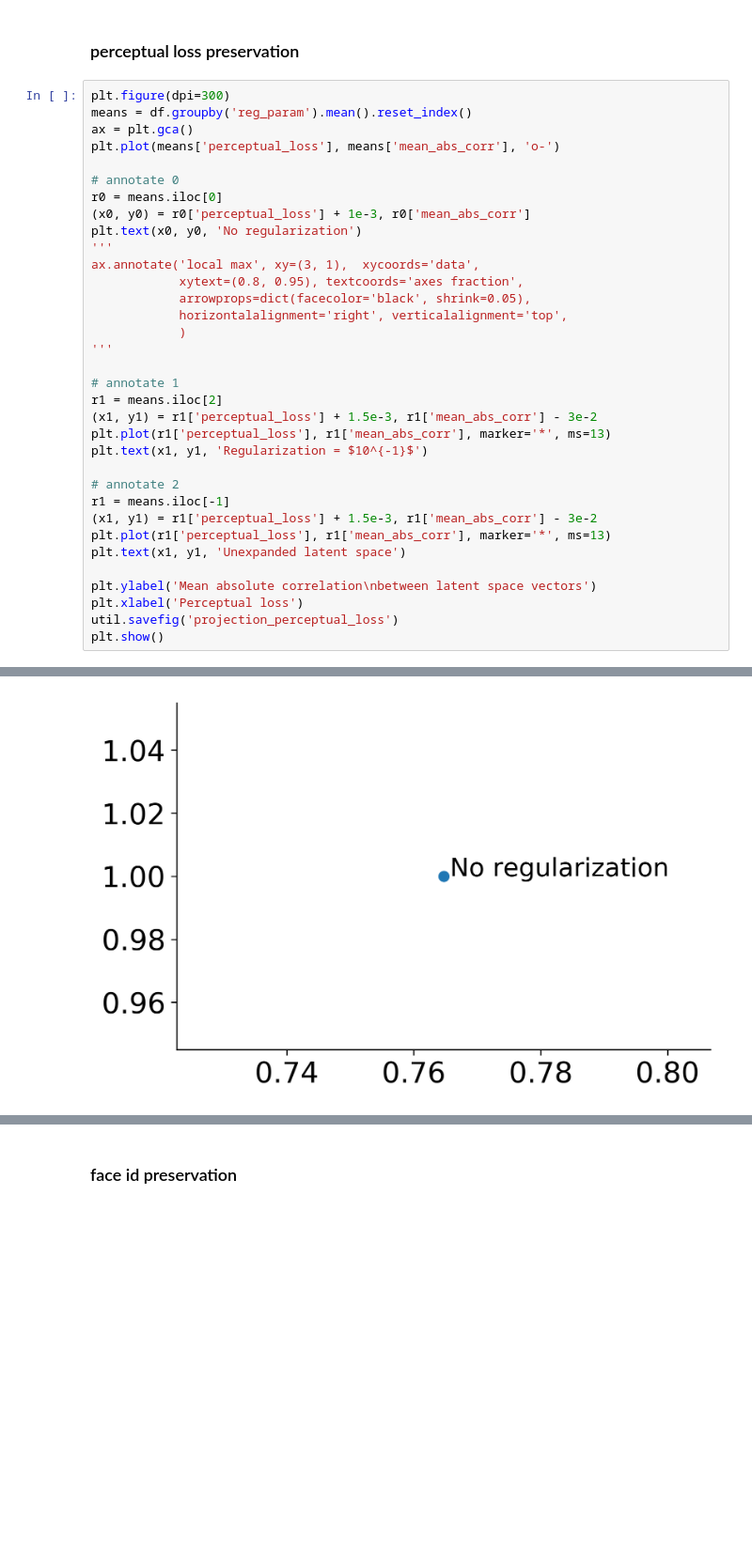
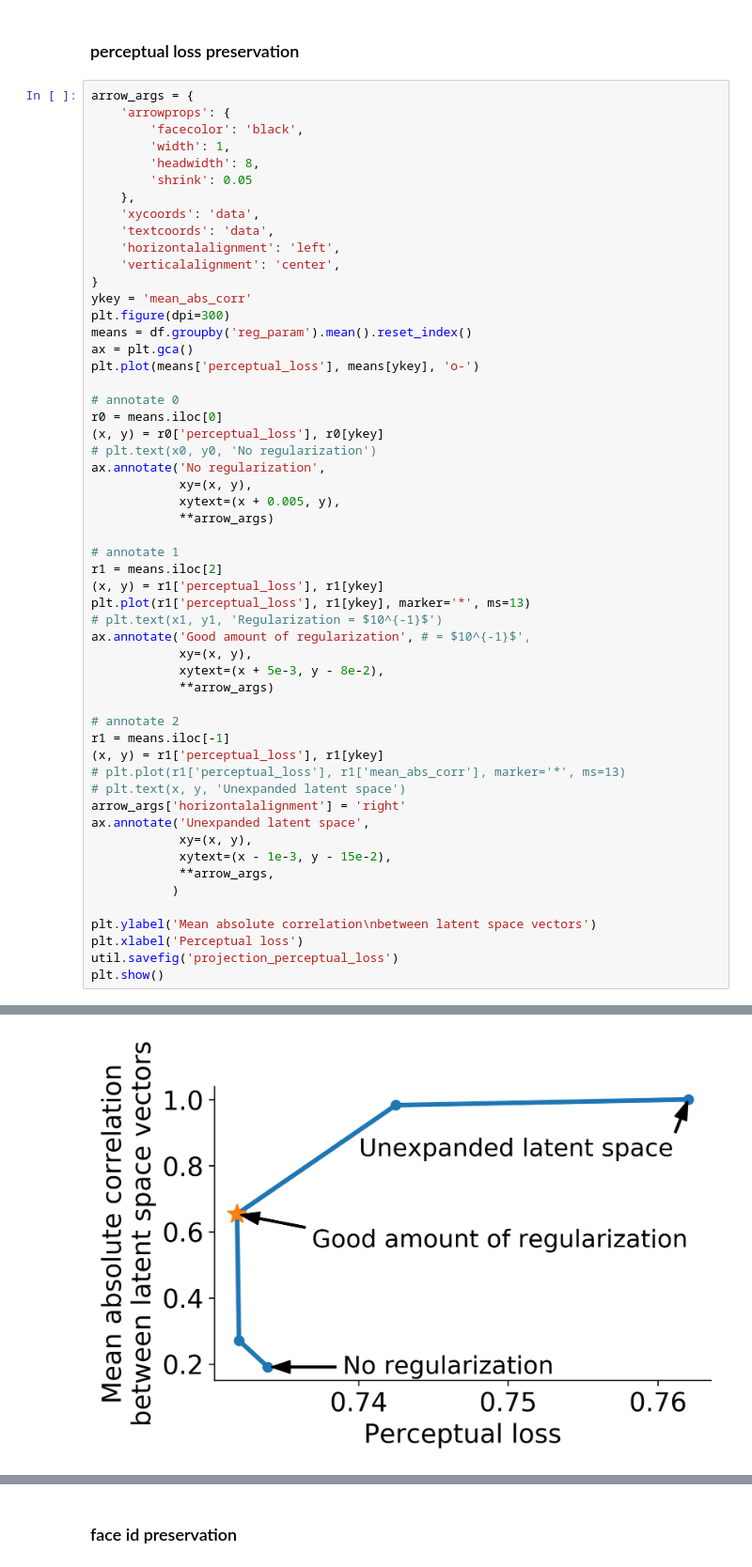
Before and after one commit to csinva/matching-with-gans, a Jupyter notebook: projection_manipulation/09_analyze_projections.ipynb, the cells around one changed output, grey strips where cells are left out. Shown at 94% size. Drawn from its saved outputs; the diff is of its cells as text; blank space fills up the shorter version.

```diff
--- a/projection_manipulation/09_analyze_projections.ipynb
+++ b/projection_manipulation/09_analyze_projections.ipynb
@@ -95,34 +78,54 @@ df.head()
 # %% [markdown]
 ### perceptual loss preservation
 # %%
+arrow_args = {
+    'arrowprops': {
+        'facecolor': 'black',
+        'width': 1,
+        'headwidth': 8,
+        'shrink': 0.05
+    },
+    'xycoords': 'data',
+    'textcoords': 'data',
+    'horizontalalignment': 'left',
+    'verticalalignment': 'center',
+}
+ykey = 'mean_abs_corr'
 plt.figure(dpi=300)
 means = df.groupby('reg_param').mean().reset_index()
 ax = plt.gca()
-plt.plot(means['perceptual_loss'], means['mean_abs_corr'], 'o-')
+plt.plot(means['perceptual_loss'], means[ykey], 'o-')
 
 # annotate 0
 r0 = means.iloc[0]
-(x0, y0) = r0['perceptual_loss'] + 1e-3, r0['mean_abs_corr']
-plt.text(x0, y0, 'No regularization')
-'''
-ax.annotate('local max', xy=(3, 1),  xycoords='data',
-            xytext=(0.8, 0.95), textcoords='axes fraction',
-            arrowprops=dict(facecolor='black', shrink=0.05),
-            horizontalalignment='right', verticalalignment='top',
-            )
-'''
+(x, y) = r0['perceptual_loss'], r0[ykey]
+# plt.text(x0, y0, 'No regularization')
+ax.annotate('No regularization',
+            xy=(x, y),
+            xytext=(x + 0.005, y),
+            **arrow_args)
 
 # annotate 1
 r1 = means.iloc[2]
-(x1, y1) = r1['perceptual_loss'] + 1.5e-3, r1['mean_abs_corr'] - 3e-2
-plt.plot(r1['perceptual_loss'], r1['mean_abs_corr'], marker='*', ms=13)
-plt.text(x1, y1, 'Regularization = $10^{-1}$')
+(x, y) = r1['perceptual_loss'], r1[ykey]
+plt.plot(r1['perceptual_loss'], r1[ykey], marker='*', ms=13)
+# plt.text(x1, y1, 'Regularization = $10^{-1}$')
+ax.annotate('Good amount of regularization', # = $10^{-1}$',
+            xy=(x, y),
+            xytext=(x + 5e-3, y - 8e-2),
+            **arrow_args)
 
 # annotate 2
 r1 = means.iloc[-1]
-(x1, y1) = r1['perceptual_loss'] + 1.5e-3, r1['mean_abs_corr'] - 3e-2
-plt.plot(r1['perceptual_loss'], r1['mean_abs_corr'], marker='*', ms=13)
-plt.text(x1, y1, 'Unexpanded latent space')
+(x, y) = r1['perceptual_loss'], r1[ykey]
+# plt.plot(r1['perceptual_loss'], r1['mean_abs_corr'], marker='*', ms=13)
+# plt.text(x, y, 'Unexpanded latent space')
+arrow_args['horizontalalignment'] = 'right'
+ax.annotate('Unexpanded latent space',
+            xy=(x, y),
+            xytext=(x - 1e-3, y - 15e-2),
+            **arrow_args,
+           )
 
 plt.ylabel('Mean absolute correlation\nbetween latent space vectors')
 plt.xlabel('Perceptual loss')
@@ -133,2 +135,2 @@ IndexError: single positional indexer is out-of-bounds
-[figure, old version]
+[figure, new version]
 # %%
```
Also changed, not shown: parts of 9 cells of this notebook, 2 other files.
